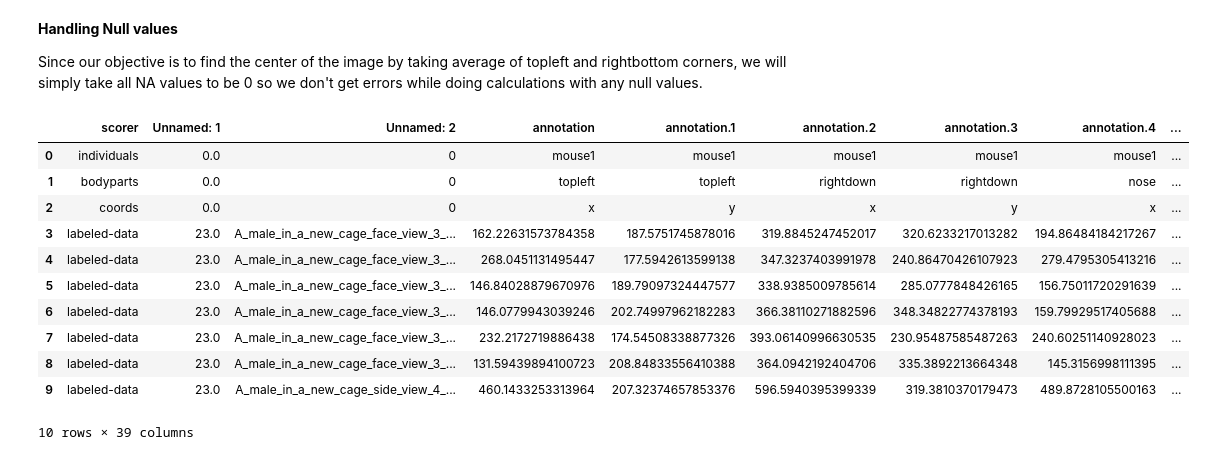
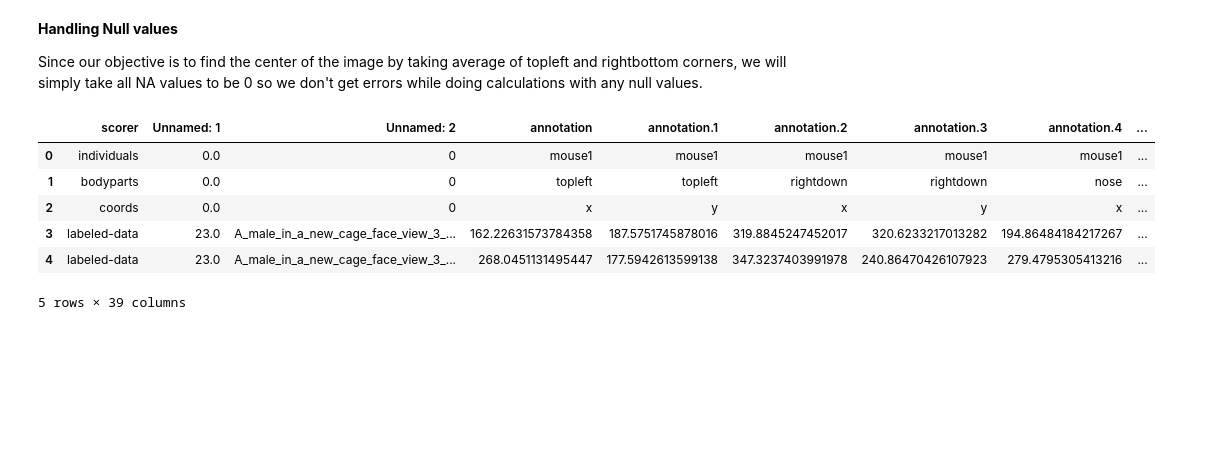
Before and after one commit to edulapalle/CS584-ML, a Jupyter notebook: ML_HW3.ipynb, the cells around one changed output. Saved outputs shown, nothing was run; the diff lists cells and outputs as text; code cells hidden in the pictures; blank space fills up the shorter version.

```diff
--- a/ML_HW3.ipynb
+++ b/ML_HW3.ipynb
@@ -44,18 +44,13 @@ Since our objective is to find the center of the image by taking average of topl
 # %%
 #replacing all NA with 0
 df.fillna(0,inplace = True)
 #df['annotation.26'].isnull().sum()
-df.head(10)
+df.head(5)
 # %% [output]
 |  | scorer | Unnamed: 1 | Unnamed: 2 | annotation | annotation.1 | annotation.2 | annotation.3 | annotation.4 | ... |
 | 0 | individuals | 0.0 | 0 | mouse1 | mouse1 | mouse1 | mouse1 | mouse1 | ... |
 | 1 | bodyparts | 0.0 | 0 | topleft | topleft | rightdown | rightdown | nose | ... |
 | 2 | coords | 0.0 | 0 | x | y | x | y | x | ... |
 | 3 | labeled-data | 23.0 | A_male_in_a_new_cage_face_view_3_... | 162.22631573784358 | 187.5751745878016 | 319.8845247452017 | 320.6233217013282 | 194.86484184217267 | ... |
 | 4 | labeled-data | 23.0 | A_male_in_a_new_cage_face_view_3_... | 268.0451131495447 | 177.5942613599138 | 347.3237403991978 | 240.86470426107923 | 279.4795305413216 | ... |
-| 5 | labeled-data | 23.0 | A_male_in_a_new_cage_face_view_3_... | 146.84028879670976 | 189.79097324447577 | 338.9385009785614 | 285.0777848426165 | 156.75011720291639 | ... |
-| 6 | labeled-data | 23.0 | A_male_in_a_new_cage_face_view_3_... | 146.0779943039246 | 202.74997962182283 | 366.38110271882596 | 348.34822774378193 | 159.79929517405688 | ... |
-| 7 | labeled-data | 23.0 | A_male_in_a_new_cage_face_view_3_... | 232.2172719886438 | 174.54508338877326 | 393.06140996630535 | 230.95487585487263 | 240.60251140928023 | ... |
-| 8 | labeled-data | 23.0 | A_male_in_a_new_cage_face_view_3_... | 131.59439894100723 | 208.84833556410388 | 364.0942192404706 | 335.3892213664348 | 145.3156998111395 | ... |
-| 9 | labeled-data | 23.0 | A_male_in_a_new_cage_side_view_4_... | 460.1433253313964 | 207.32374657853376 | 596.5940395399339 | 319.3810370179473 | 489.8728105500163 | ... |
-10 rows × 39 columns
+5 rows × 39 columns
```
Also changed, not shown: parts of 5 cells of this notebook.
